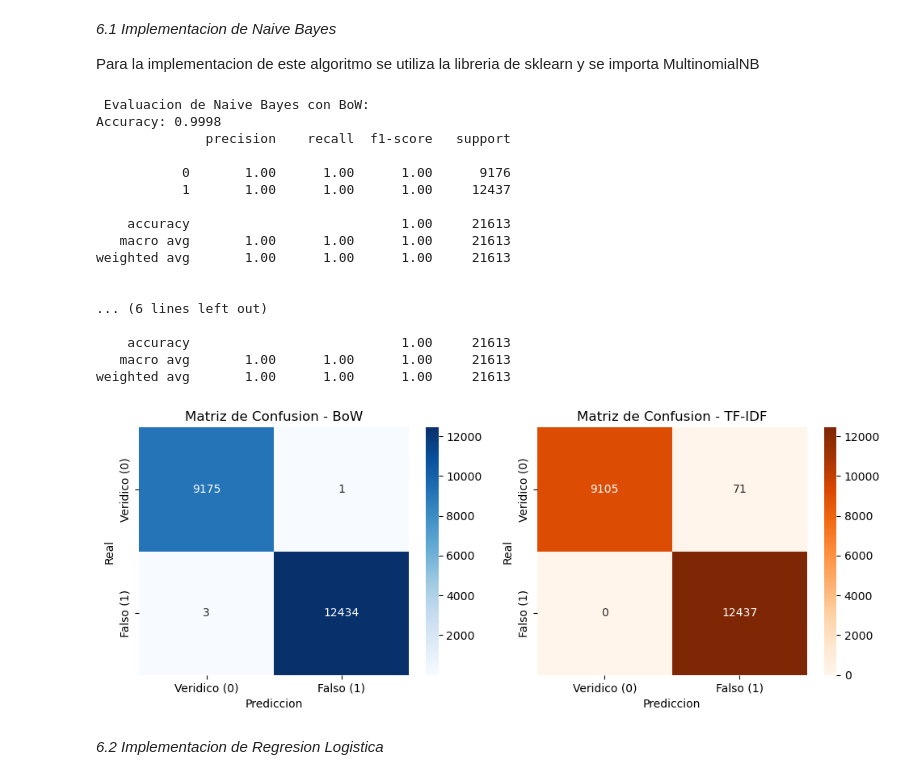
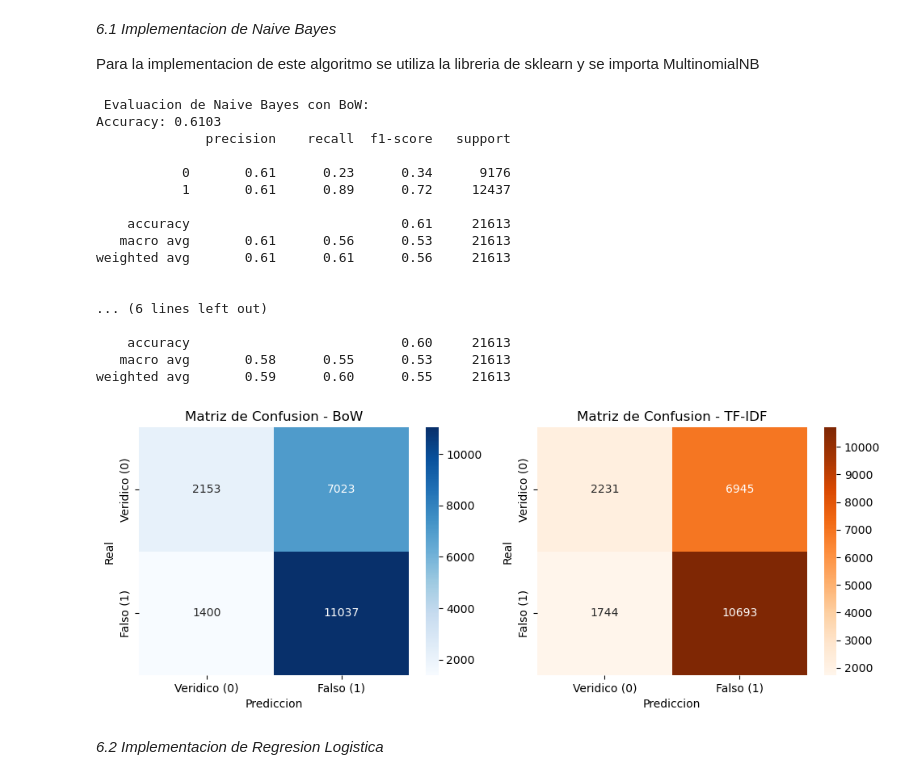
Before and after one commit to NicoleValeria1/BI_Proyecto_1, a Jupyter notebook: Entrega1/Entrega1.ipynb, the cells around one changed output. Cells and saved outputs as stored; diff of their text form; code cells hidden in the pictures.

```diff
--- a/Entrega1/Entrega1.ipynb
+++ b/Entrega1/Entrega1.ipynb
@@ -901,15 +895,15 @@ y_train = df_entrenamiento["Label"]
 X_test_bow = vectorizador_bow.transform(df_entrenamiento["Titulo"] + " " + df_entrenamiento["Descripcion"])
 X_test_tfidf = vectorizador_tfidf_nb.transform(df_entrenamiento["Titulo"] + " " + df_entrenamiento["Descripcion"])
 
-modelo_nb_bow = MultinomialNB(alpha=1.0)
+modelo_nb_bow = MultinomialNB(alpha=0.1)
 modelo_nb_bow.fit(X_train_bow, y_train)
 
 
-modelo_nb_tfidf = MultinomialNB(alpha=1.0)
+modelo_nb_tfidf = MultinomialNB(alpha=0.1)
 modelo_nb_tfidf.fit(X_train_tfidf, y_train)
 
-y_pred_bow = modelo_nb_bow.predict(X_train_bow)
-y_pred_tfidf = modelo_nb_tfidf.predict(X_train_tfidf)
+y_pred_bow = modelo_nb_bow.predict(X_test_bow)
+y_pred_tfidf = modelo_nb_tfidf.predict(X_test_tfidf)
 
 print(" Evaluacion de Naive Bayes con BoW:")
 print(f"Accuracy: {accuracy_score(y_train, y_pred_bow):.4f}")
@@ -918,45 +912,45 @@ print(classification_report(y_train, y_pred_bow))
 print("\n Evaluacion de Naive Bayes con TF-IDF (sin IDF):")
 print(f"Accuracy: {accuracy_score(y_train, y_pred_tfidf):.4f}")
 print(classification_report(y_train, y_pred_tfidf))
 
 matriz_confusion_bow = confusion_matrix(y_train, y_pred_bow)
 matriz_confusion_tfidf = confusion_matrix(y_train, y_pred_tfidf)
 
 plt.figure(figsize=(10, 4))
 
 plt.subplot(1, 2, 1)
-sns.heatmap(matriz_confusion_bow, annot=True, fmt="d", cmap="Blues", xticklabels=["Veridico (0)", "Falso (1)"], yticklabels=["Veridico (0)", "Falso (1)"])
+sns.heatmap(matriz_confusion_bow, annot=True, fmt="d", cmap="Blues", xticklabels=["Veridico ", "Falso "], yticklabels=["Veridico (0)", "Falso "])
 plt.xlabel("Prediccion")
 plt.ylabel("Real")
 plt.title("Matriz de Confusion - BoW")
 
 plt.subplot(1, 2, 2)
-sns.heatmap(matriz_confusion_tfidf, annot=True, fmt="d", cmap="Oranges", xticklabels=["Veridico (0)", "Falso (1)"], yticklabels=["Veridico (0)", "Falso (1)"])
+sns.heatmap(matriz_confusion_tfidf, annot=True, fmt="d", cmap="Oranges", xticklabels=["Veridico ", "Falso "], yticklabels=["Veridico ", "Falso "])
 plt.xlabel("Prediccion")
 plt.ylabel("Real")
 plt.title("Matriz de Confusion - TF-IDF")
 
 plt.tight_layout()
 plt.show()
 # %% [output]
  Evaluacion de Naive Bayes con BoW:
-Accuracy: 0.9998
+Accuracy: 0.6103
               precision    recall  f1-score   support
 
-           0       1.00      1.00      1.00      9176
-           1       1.00      1.00      1.00     12437
+           0       0.61      0.23      0.34      9176
+           1       0.61      0.89      0.72     12437
 
-    accuracy                           1.00     21613
-   macro avg       1.00      1.00      1.00     21613
-weighted avg       1.00      1.00      1.00     21613
+    accuracy                           0.61     21613
+   macro avg       0.61      0.56      0.53     21613
+weighted avg       0.61      0.61      0.56     21613
 
 
 ... (6 lines left out)
 
-    accuracy                           1.00     21613
-   macro avg       1.00      1.00      1.00     21613
-weighted avg       1.00      1.00      1.00     21613
+    accuracy                           0.60     21613
+   macro avg       0.58      0.55      0.53     21613
+weighted avg       0.59      0.60      0.55     21613
-[figure, old version]
+[figure, new version]
 # %% [markdown]
 *6.2 Implementacion de Regresion Logistica*
 # %% [markdown]
```
Also changed, not shown: parts of 13 cells of this notebook, 1 other file.
